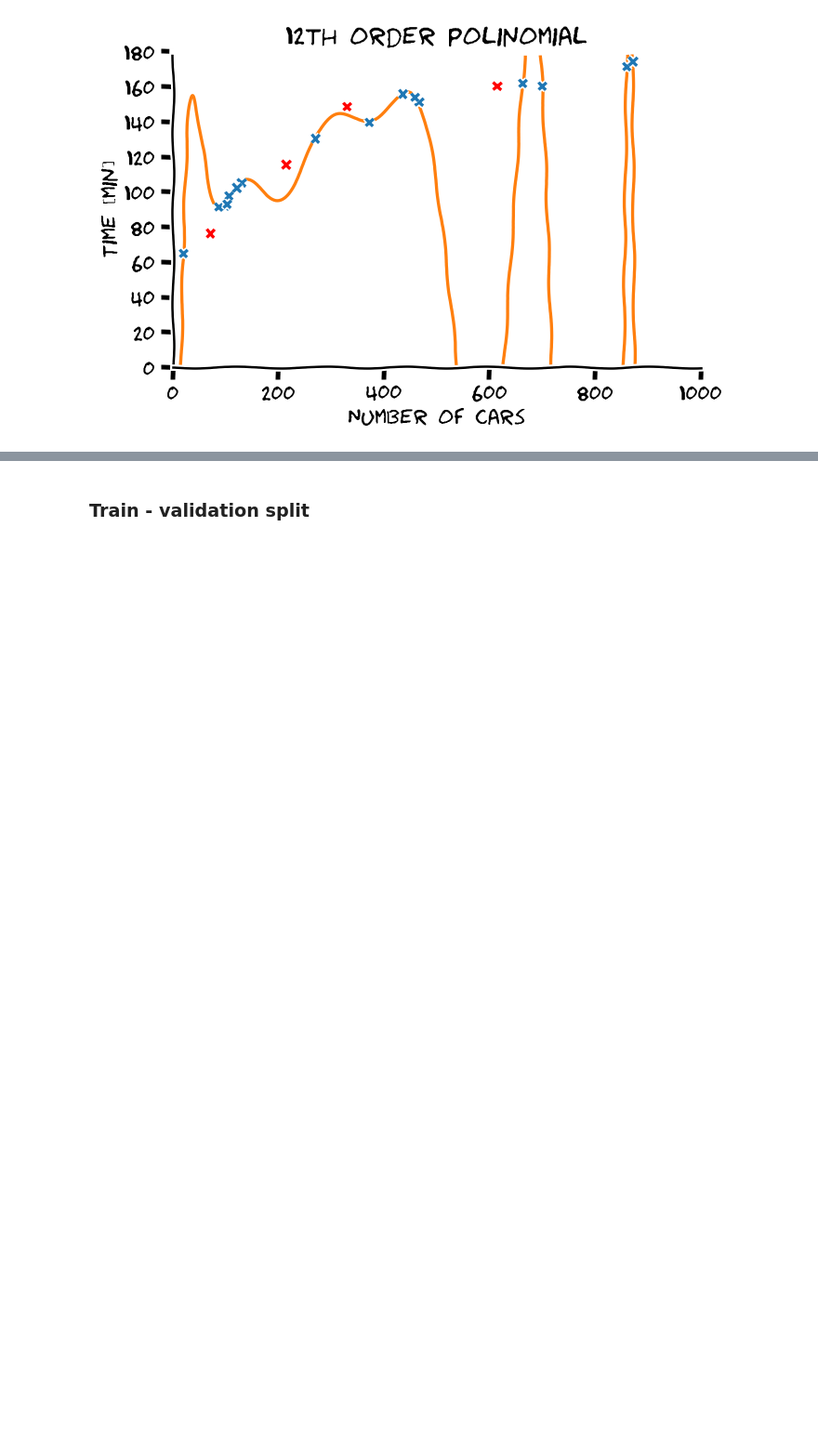
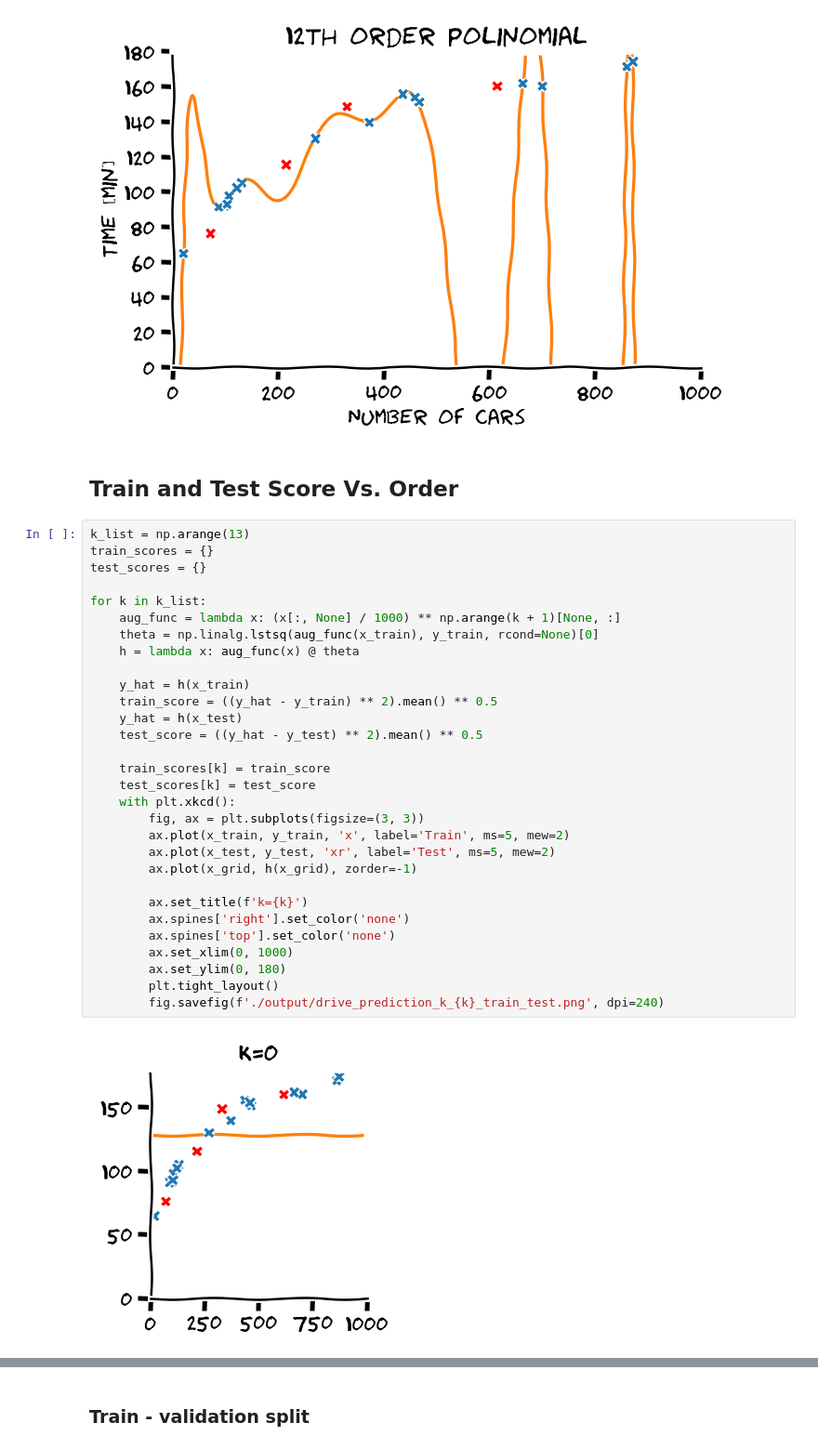
Before and after one commit to technion046195/technion046195, a Jupyter notebook: content/lecture03/code.ipynb, the cells around one changed output, grey strips where cells are left out. Shown at 93% size. Saved outputs shown, nothing was run; the diff lists cells and outputs as text; blank space fills up the shorter version.

```diff
--- a/content/lecture03/code.ipynb
+++ b/content/lecture03/code.ipynb
@@ -158,3 +158,37 @@ display(Markdown(f'The test score (RMSE) of the model is: {test_score:.2f} [min]
 The train score (RMSE) of the model is: 0.66 [min]
 The test score (RMSE) of the model is: 103.77 [min]
 [figure]
+# %% [markdown]
+## Train and Test Score Vs. Order
+# %%
+k_list = np.arange(13)
+train_scores = {}
+test_scores = {}
+
+for k in k_list:
+    aug_func = lambda x: (x[:, None] / 1000) ** np.arange(k + 1)[None, :]
+    theta = np.linalg.lstsq(aug_func(x_train), y_train, rcond=None)[0]
+    h = lambda x: aug_func(x) @ theta
+
+    y_hat = h(x_train)
+    train_score = ((y_hat - y_train) ** 2).mean() ** 0.5
+    y_hat = h(x_test)
+    test_score = ((y_hat - y_test) ** 2).mean() ** 0.5
+
+    train_scores[k] = train_score
+    test_scores[k] = test_score
+    with plt.xkcd():
+        fig, ax = plt.subplots(figsize=(3, 3))
+        ax.plot(x_train, y_train, 'x', label='Train', ms=5, mew=2)
+        ax.plot(x_test, y_test, 'xr', label='Test', ms=5, mew=2)
+        ax.plot(x_grid, h(x_grid), zorder=-1)
+
+        ax.set_title(f'k={k}')
+        ax.spines['right'].set_color('none')
+        ax.spines['top'].set_color('none')
+        ax.set_xlim(0, 1000)
+        ax.set_ylim(0, 180)
+        plt.tight_layout()
+        fig.savefig(f'./output/drive_prediction_k_{k}_train_test.png', dpi=240)
+# %% [output]
+[figure, added]
```
Also changed, not shown: parts of 2 cells of this notebook, 17 other files.
